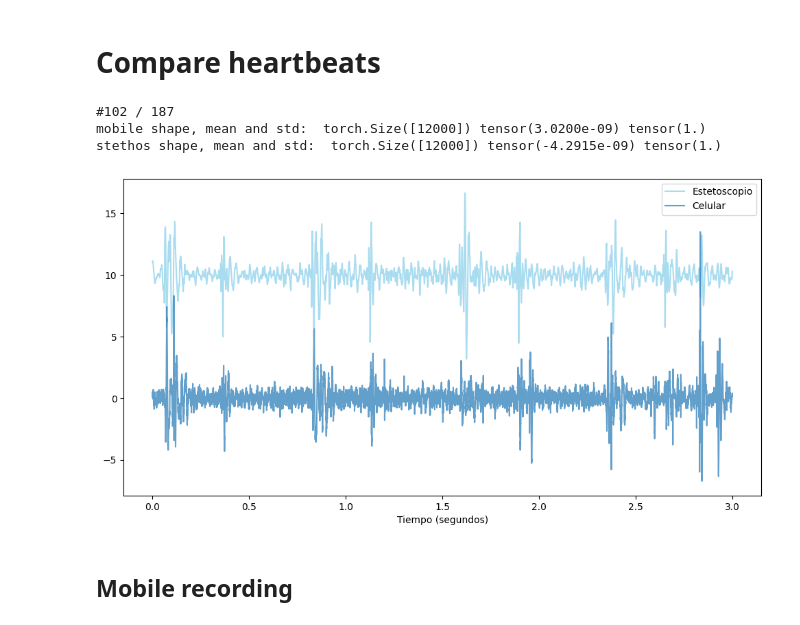
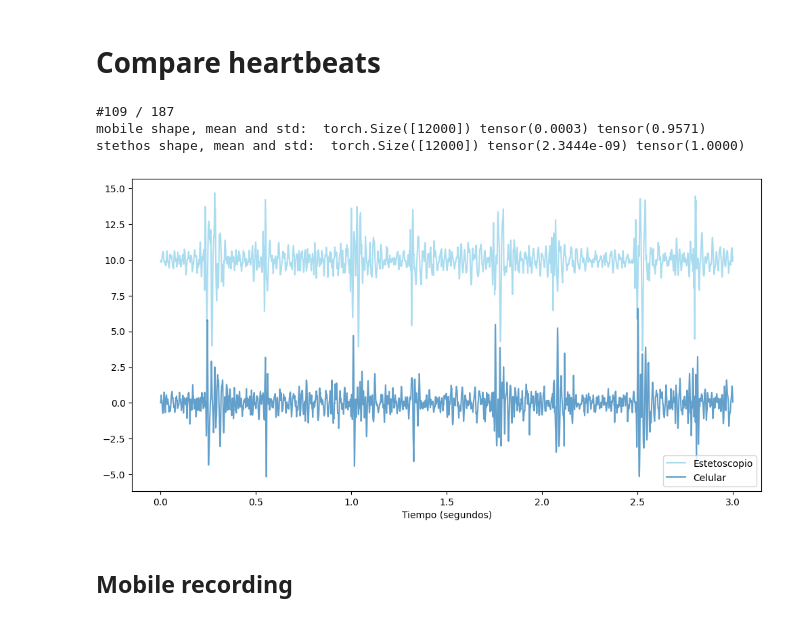
Before and after one commit to Afroefras/coratech, a Jupyter notebook: notebooks/model/train.ipynb, the cells around one changed output. Cells and saved outputs as stored; diff of their text form; code cells hidden in the pictures.

```diff
--- a/notebooks/model/train.ipynb
+++ b/notebooks/model/train.ipynb
@@ -35,29 +35,30 @@ Number of samples: 187
 # Compare heartbeats
 # %%
 choosen_one = randint(0, n_samples)
+choosen_one = 108
 print(f"#{choosen_one + 1} / {n_samples}")
 
 mobile_sample, stethos_sample = cora_dataset[choosen_one]
 
 print(
     "mobile shape, mean and std: ",
     mobile_sample.shape,
     mobile_sample.mean(),
     mobile_sample.std(),
 )
 print(
     "stethos shape, mean and std: ",
     stethos_sample.shape,
     stethos_sample.mean(),
     stethos_sample.std(),
 )
 
 compare_audios(mobile_sample, stethos_sample, sample_rate, offset=10)
 # %% [output]
-#102 / 187
-mobile shape, mean and std:  torch.Size([12000]) tensor(3.0200e-09) tensor(1.)
-stethos shape, mean and std:  torch.Size([12000]) tensor(-4.2915e-09) tensor(1.)
+#109 / 187
+mobile shape, mean and std:  torch.Size([12000]) tensor(0.0003) tensor(0.9571)
+stethos shape, mean and std:  torch.Size([12000]) tensor(2.3444e-09) tensor(1.0000)
-[figure, old version]
+[figure, new version]
 # %% [markdown]
 ## Mobile recording
 # %% [markdown]
```
Also changed, not shown: parts of 7 cells of this notebook, 2 other files.
